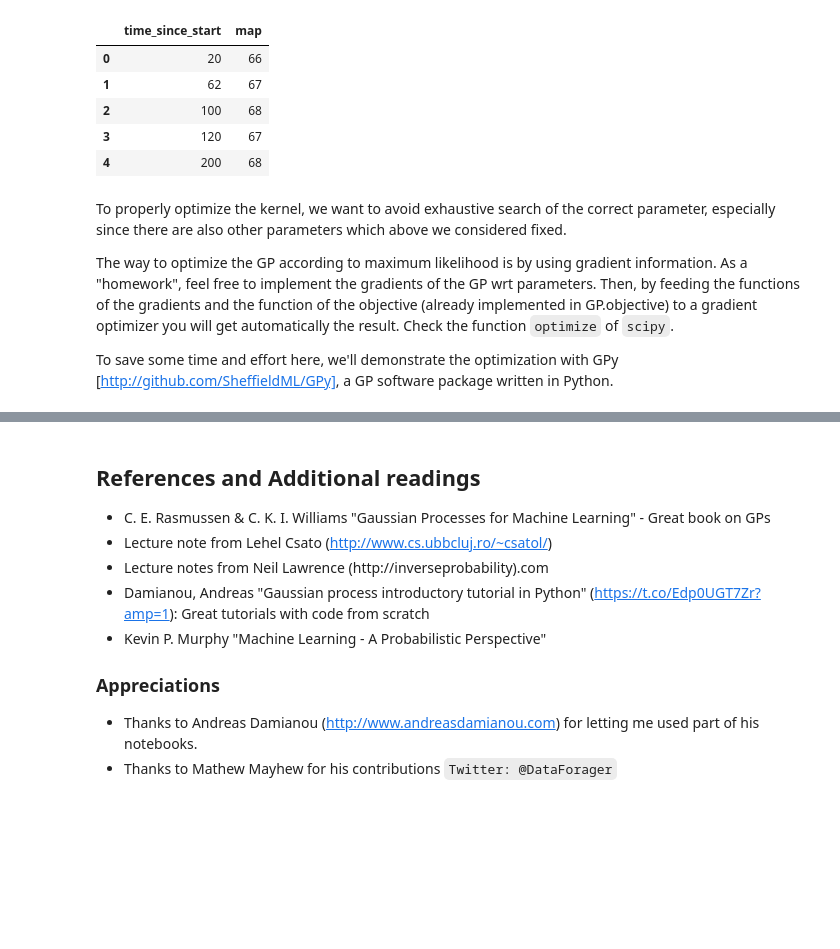
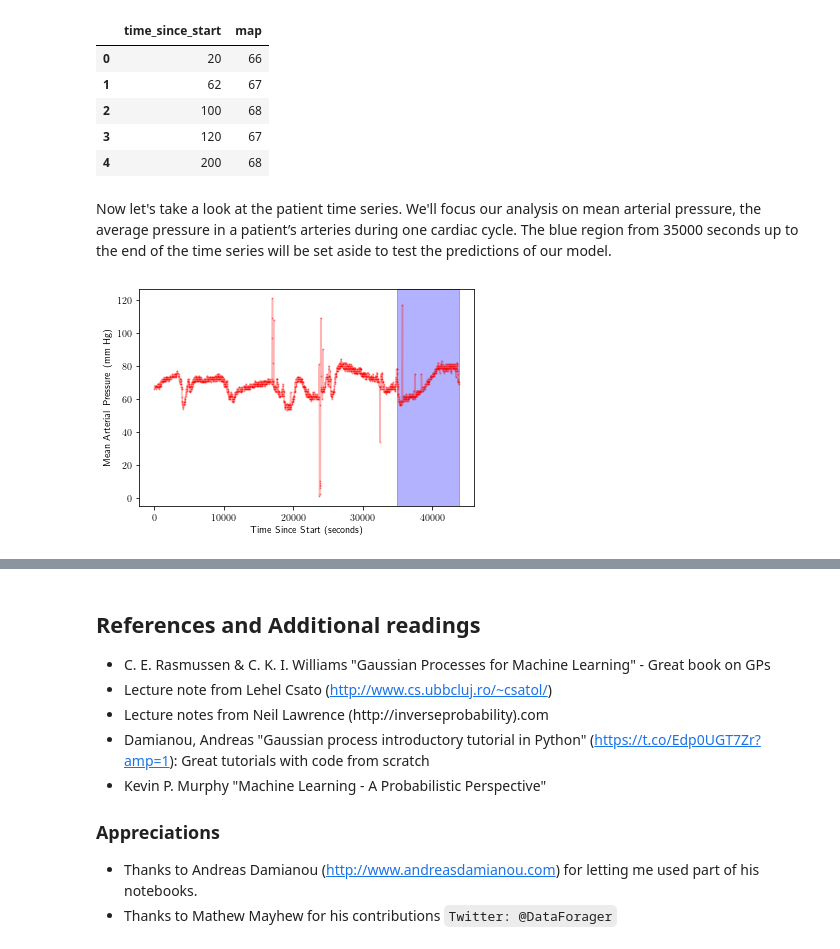
Before and after one commit to charlesity/talks_presentations, a Jupyter notebook: Gaussian Processes Intro DSA Kampala 2020/Gaussian Processes.ipynb, the cells around one changed output, grey strips where cells are left out. Saved outputs shown, nothing was run; the diff lists cells and outputs as text; code cells hidden in the pictures; blank space fills up the shorter version.

```diff
--- a/Gaussian Processes Intro DSA Kampala 2020/Gaussian Processes.ipynb
+++ b/Gaussian Processes Intro DSA Kampala 2020/Gaussian Processes.ipynb
@@ -1113,10 +1071,3 @@ icu_data.head()
 | 2 | 100 | 68 |
 | 3 | 120 | 67 |
 | 4 | 200 | 68 |
-# %% [markdown]
-To properly optimize the kernel, we want to avoid exhaustive search of the correct parameter, especially since there are also other parameters which above we considered fixed.
-
-The way to optimize the GP according to maximum likelihood is by using gradient information.
-As a "homework", feel free to implement the gradients of the GP wrt parameters. Then, by feeding the functions of the gradients and the function of the objective (already implemented in GP.objective) to a gradient optimizer you will get automatically the result. Check the function `optimize` of `scipy`.
-
-To save some time and effort here, we'll demonstrate the optimization with GPy [http://github.com/SheffieldML/GPy], a GP software package written in Python.
@@ -1129,0 +1074,15 @@ m = GPy.models.GPRegression(X=Xtr, Y=Ytr, kernel=k)
+# %% [markdown]
+Now let's take a look at the patient time series. We'll focus our analysis on mean arterial pressure, the average pressure in a patient’s arteries during one cardiac cycle. The blue region from 35000 seconds up to the end of the time series will be set aside to test the predictions of our model.
+# %%
+%matplotlib inline
+
+end_of_series = np.max(icu_data.iloc[:,0].values)
+
+plt.plot(icu_data.iloc[:,0].values,icu_data.iloc[:,1],'-o',color='r',alpha=0.3,markersize=1)
+plt.xlabel('Time Since Start (seconds)')
+plt.ylabel('Mean Arterial Pressure (mm Hg)')
+plt.axvspan(35000,end_of_series,alpha=0.3,color='blue')
+
+plt.show()
+# %% [output]
+[figure, added]
```
Also changed, not shown: parts of 33 cells of this notebook.
